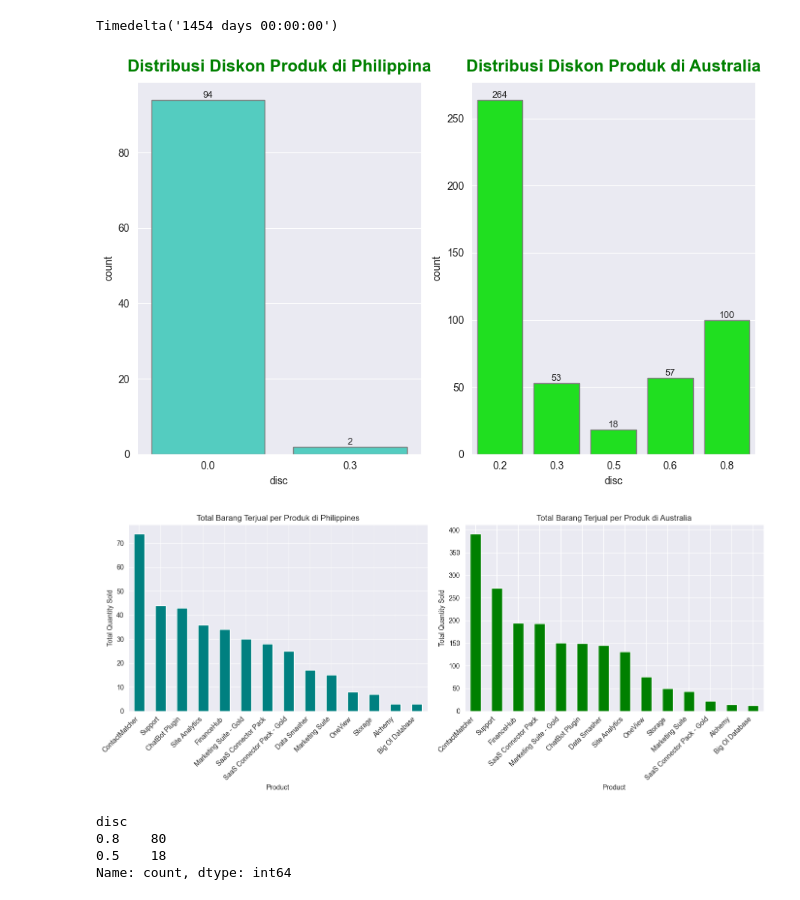
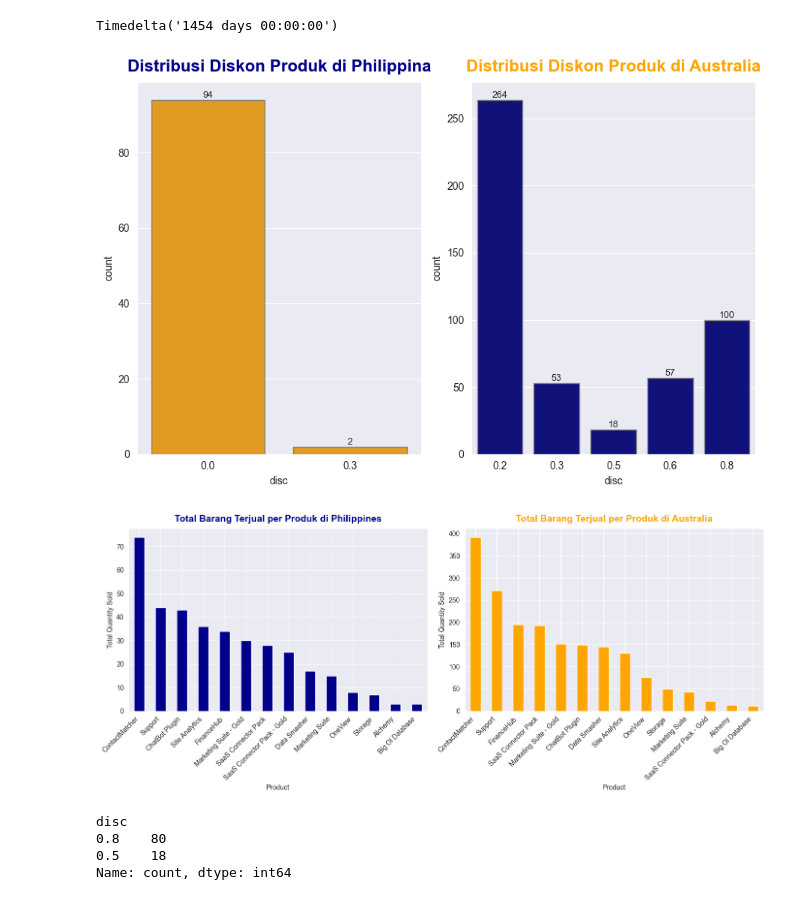
Before and after one commit to tamaracoding/analisis-profitabilitas-regional-AWS-Capstone-Project-2, a Jupyter notebook: Aws Saas Regional Profitability Analysis.ipynb, the cells around one changed output. Drawn from its saved outputs; the diff is of its cells as text; code cells hidden in the pictures.

```diff
--- a/Aws Saas Regional Profitability Analysis.ipynb
+++ b/Aws Saas Regional Profitability Analysis.ipynb
@@ -803,19 +813,19 @@ Timedelta('1454 days 00:00:00')
 # %%
 plt.figure(figsize=(9,6))
 
 plt.subplot(1,2,1)
-ax = sns.countplot(df_phili, x='disc',color='turquoise', edgecolor='grey')
+ax = sns.countplot(df_phili, x='disc',color='orange', edgecolor='grey')
 ax.bar_label(ax.containers[0], fontsize = 9)
-plt.title('Distribusi Diskon Produk di Philippina', pad=10, fontdict={'color':'green', 'size': 16, 'weight': 'bold'})
+plt.title('Distribusi Diskon Produk di Philippina', pad=10, fontdict={'color':'darkblue', 'size': 16, 'weight': 'bold'})
 
 plt.subplot(1,2,2)
-ax = sns.countplot(df_aus, x='disc',color='lime', edgecolor='grey')
+ax = sns.countplot(df_aus, x='disc',color='darkblue', edgecolor='grey')
 ax.bar_label(ax.containers[0], fontsize = 9)
-plt.title('Distribusi Diskon Produk di Australia', pad=10, fontdict={'color':'green', 'size': 16, 'weight': 'bold'})
+plt.title('Distribusi Diskon Produk di Australia', pad=10, fontdict={'color':'orange', 'size': 16, 'weight': 'bold'})
 
 plt.tight_layout()
 # %% [output]
-[figure, old version]
+[figure, new version]
 # %%
 phili_qty = df_phili.groupby('product')['qty'].sum().sort_values(ascending=False)
 
@@ -825,23 +835,23 @@ aus_qty = df_aus.groupby('product')['qty'].sum().sort_values(ascending=False)
 plt.figure(figsize=(14, 6))
 
 plt.subplot(1, 2, 1)  # Plot pertama untuk Philippines
-phili_qty.plot(kind='bar', color='teal')
-plt.title('Total Barang Terjual per Produk di Philippines')
+phili_qty.plot(kind='bar', color='darkblue')
+plt.title('Total Barang Terjual per Produk di Philippines', pad=10, fontdict={'color':'darkblue', 'size': 14, 'weight': 'bold'})
 plt.ylabel('Total Quantity Sold')
 plt.xlabel('Product')
 plt.xticks(rotation=45, ha='right')
 
 
 plt.subplot(1, 2, 2)  # Plot kedua untuk Australia
-aus_qty.plot(kind='bar', color='green')
-plt.title('Total Barang Terjual per Produk di Australia')
+aus_qty.plot(kind='bar', color='orange')
+plt.title('Total Barang Terjual per Produk di Australia', pad=10, fontdict={'color':'orange', 'size': 14, 'weight': 'bold'})
 plt.ylabel('Total Quantity Sold')
 plt.xlabel('Product')
 plt.xticks(rotation=45, ha='right')
 
 plt.tight_layout()
 # %% [output]
-[figure, old version]
+[figure, new version]
 # %%
 df_aus[df_aus['product']=='ContactMatcher']['disc'].value_counts()
 # %% [output]
```
Also changed, not shown: parts of 10 cells of this notebook.
